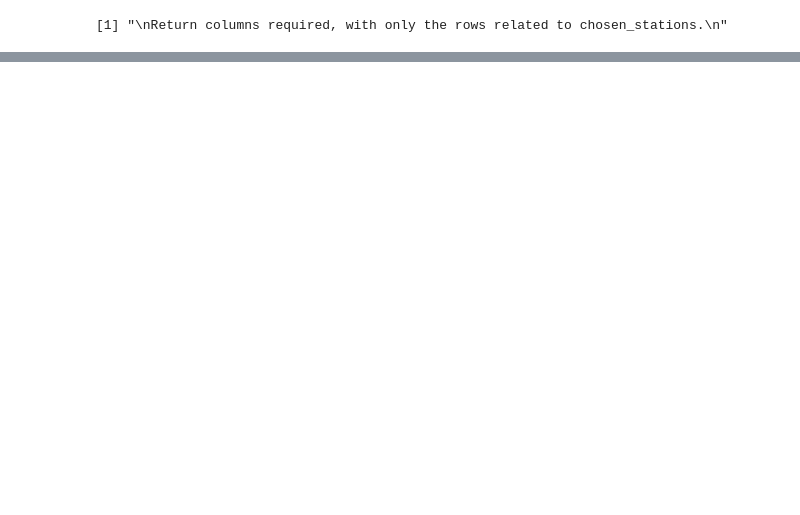
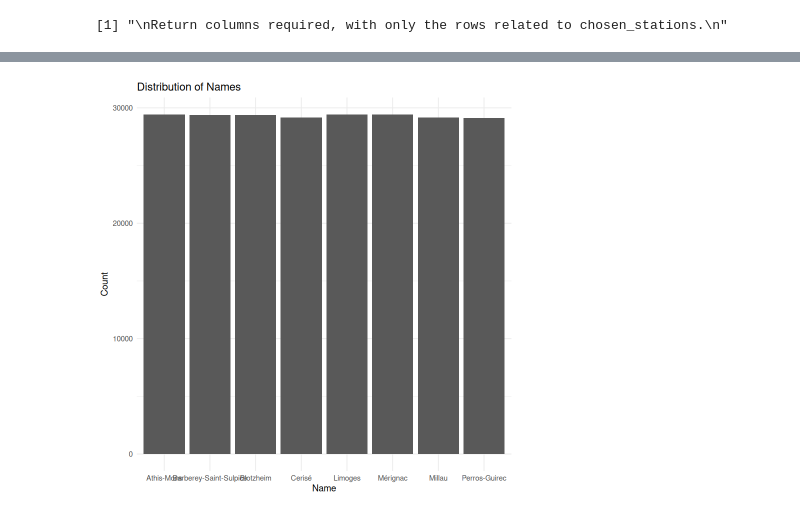
Before and after one commit to thomasdepic/SDD-BE-meteo, a Jupyter notebook: questions/1_presentation_donnees.ipynb, the cells around one changed output, grey strips where cells are left out. Cells and saved outputs as stored; diff of their text form; code cells hidden in the pictures; blank space fills up the shorter version.

```diff
--- a/questions/1_presentation_donnees.ipynb
+++ b/questions/1_presentation_donnees.ipynb
@@ -280,0 +413,7 @@ autohistogram("Rafale.sur.les.10.dernières.minutes", chosen_stations)
+# %%
+ggplot(full_data, aes(x = communes..name.)) +
+  geom_bar() +
+  labs(title = "Distribution of Names", x = "Name", y = "Count") +
+  theme_minimal()
+# %% [output]
+[figure, added]
```
Also changed, not shown: parts of 14 cells of this notebook, 1 other file.
